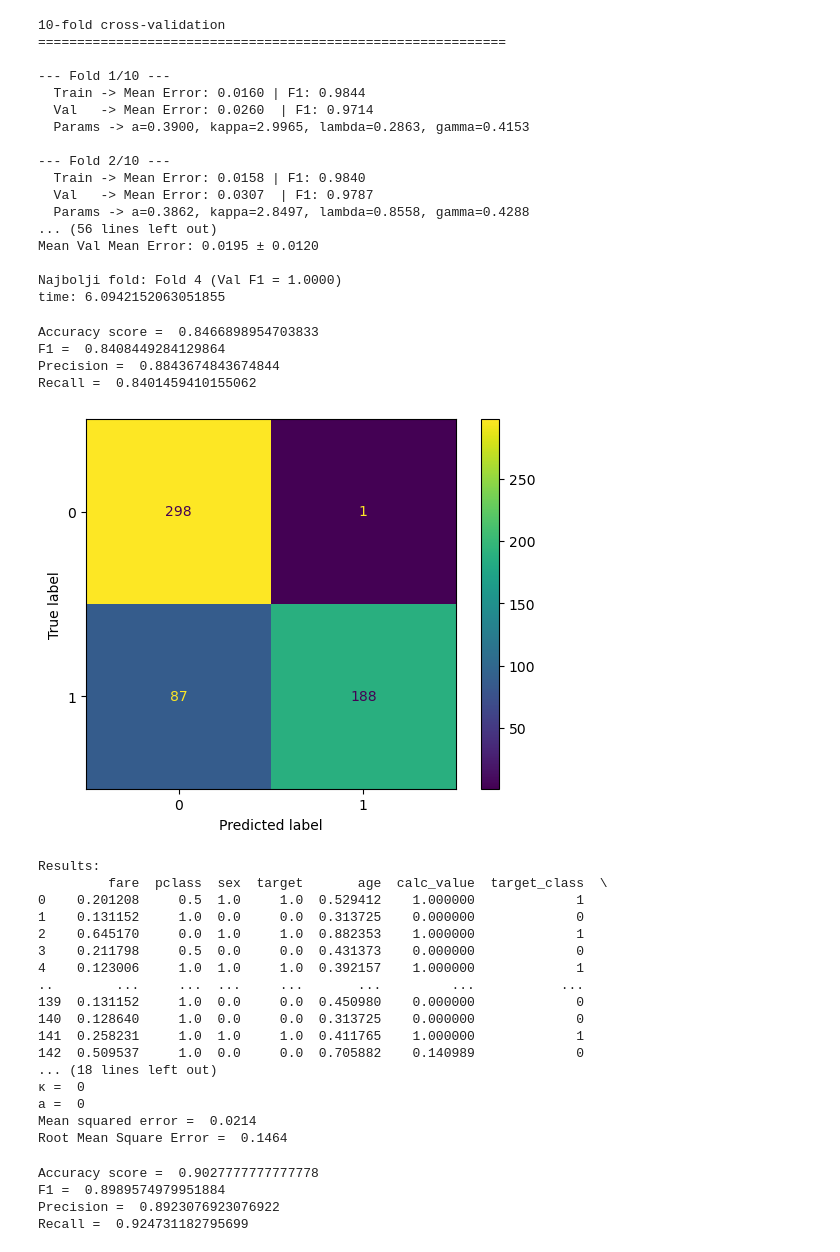
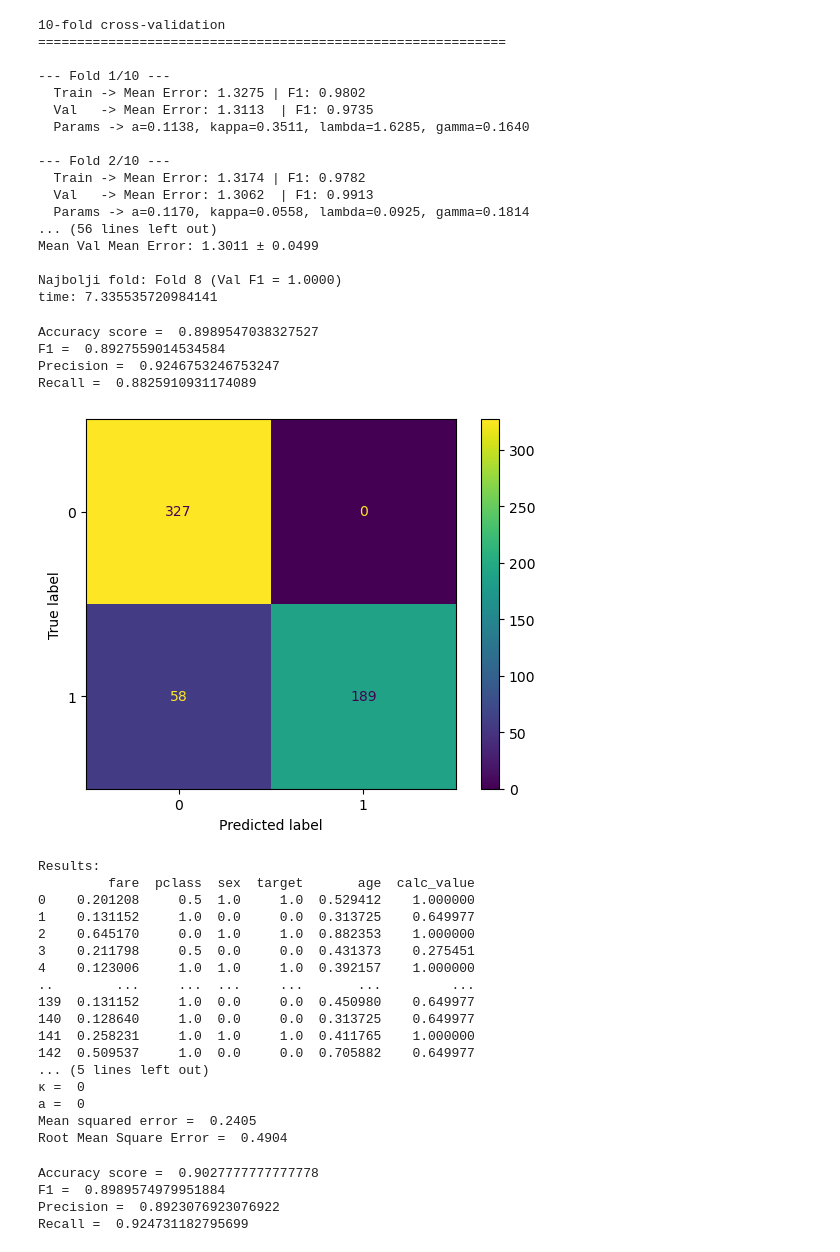
Before and after one commit to zukanovicmilica/MH, a Jupyter notebook: GA - Titanic.ipynb, the cells around one changed output. Saved outputs shown, nothing was run; the diff lists cells and outputs as text; code cells hidden in the pictures.

```diff
--- a/GA - Titanic.ipynb
+++ b/GA - Titanic.ipynb
@@ -67,8 +67,8 @@ def evaluate_params(X, y, params):
                                    params[0], params[1], params[2], params[3])
         i += 1
 
-    #error = np.exp2(np.abs(value - y))
-    error = np.mean(np.abs(value - y))
+    error = np.exp2(np.abs(value - y))
+    #error = np.mean(np.abs(value - y))
     calc_class = (value >= params[0]).astype(int)
     target_class = (y >= params[0]).astype(int)
     mean_error = np.mean(error)
@@ -90,8 +90,8 @@ def run_ga_on_fold(X_train_fold, y_train_fold):
                                            param[0], param[1], param[2], param[3])
                 i += 1
 
-            #error = np.exp2(np.abs(value - y_train_fold))
-            error = np.mean(np.abs(value - y_train_fold))
+            error = np.exp2(np.abs(value - y_train_fold))
+            #error = np.mean(np.abs(value - y_train_fold))
             fitness1 = 1.0 / (math.sqrt(np.mean(error)) + 1e-8)
 
             calc_class = (value >= param[0]).astype(int)
@@ -101,8 +101,8 @@ def run_ga_on_fold(X_train_fold, y_train_fold):
             if np.isnan(fitness1) or np.isnan(fitness2):
                 return 0
 
-            #return param[4]*fitness1 + (1-param[4])*fitness2
-            return -error
+            return param[4]*fitness1 + (1-param[4])*fitness2
+            #return -error
 
         except Exception as e:
             print(f"Fitness calculation failed: {e}")
@@ -123,7 +123,7 @@ def run_ga_on_fold(X_train_fold, y_train_fold):
         mutation_type="random",
         mutation_percent_genes=15,
         gene_space=[
-            {'low': 0.3, 'high': 0.7},
+            {'low': 0.1, 'high': 0.9},
             {'low': 0, 'high': 3},
             {'low': 0, 'high': 3},
             {'low': 0, 'high': 1},
@@ -296,34 +296,34 @@ print('time:', (time.time()-start_time)/60)
 ============================================================
 
 --- Fold 1/10 ---
-  Train -> Mean Error: 0.0160 | F1: 0.9844
-  Val   -> Mean Error: 0.0260  | F1: 0.9714
-  Params -> a=0.3900, kappa=2.9965, lambda=0.2863, gamma=0.4153
+  Train -> Mean Error: 1.3275 | F1: 0.9802
+  Val   -> Mean Error: 1.3113  | F1: 0.9735
+  Params -> a=0.1138, kappa=0.3511, lambda=1.6285, gamma=0.1640
 
 --- Fold 2/10 ---
-  Train -> Mean Error: 0.0158 | F1: 0.9840
-  Val   -> Mean Error: 0.0307  | F1: 0.9787
-  Params -> a=0.3862, kappa=2.8497, lambda=0.8558, gamma=0.4288
+  Train -> Mean Error: 1.3174 | F1: 0.9782
+  Val   -> Mean Error: 1.3062  | F1: 0.9913
+  Params -> a=0.1170, kappa=0.0558, lambda=0.0925, gamma=0.1814
 ... (56 lines left out)
-Mean Val Mean Error: 0.0195 ± 0.0120
+Mean Val Mean Error: 1.3011 ± 0.0499
 
-Najbolji fold: Fold 4 (Val F1 = 1.0000)
-time: 6.0942152063051855
+Najbolji fold: Fold 8 (Val F1 = 1.0000)
+time: 7.335535720984141
 # %%
 columns=len(X_train_scaled.columns)
 X_train_scaled['calc_value']=X_train_scaled.apply(lambda row: row[0], axis =1)
 j=0
 while j < columns-2:
   X_train_scaled['calc_value']=X_train_scaled.apply(lambda row: classification(row['calc_value'], row[j+1], best_fold_result['a'], best_fold_result['kappa'], best_fold_result['lambda'], best_fold_result['gamma']), axis = 1)
   j += 1
-X_train_scaled['calc_value_class'] = X_train_scaled.apply(lambda row: 0 if (row['calc_value']< best_fold_result['a'])else 1, axis=1)
+X_train_scaled['calc_value_class'] = X_train_scaled.apply(lambda row: 0 if (row['calc_value']< 0.7)else 1, axis=1)
 calculate_tests(X_train_scaled[["calc_value_class"]].values, X_train_scaled[['target']].values)
 # %% [output]
-Accuracy score =  0.8466898954703833
-F1 =  0.8408449284129864
-Precision =  0.8843674843674844
-Recall =  0.8401459410155062
+Accuracy score =  0.8989547038327527
+F1 =  0.8927559014534584
+Precision =  0.9246753246753247
+Recall =  0.8825910931174089
-[figure, old version]
+[figure, new version]
 # %%
 columns=len(X_test_scaled.columns)
 X_test_scaled['calc_value']=X_test_scaled.apply(lambda row: row[0], axis =1)
@@ -334,20 +334,20 @@ while j < columns-2:
 show_results(X_test_scaled, 0, 0, 0, 0, 0)
 # %% [output]
 Results:
-         fare  pclass  sex  target       age  calc_value  target_class  \
-0    0.201208     0.5  1.0     1.0  0.529412    1.000000             1
-1    0.131152     1.0  0.0     0.0  0.313725    0.000000             0
-2    0.645170     0.0  1.0     1.0  0.882353    1.000000             1
-3    0.211798     0.5  0.0     0.0  0.431373    0.000000             0
-4    0.123006     1.0  1.0     1.0  0.392157    1.000000             1
-..        ...     ...  ...     ...       ...         ...           ...
-139  0.131152     1.0  0.0     0.0  0.450980    0.000000             0
-140  0.128640     1.0  0.0     0.0  0.313725    0.000000             0
-141  0.258231     1.0  1.0     1.0  0.411765    1.000000             1
-142  0.509537     1.0  0.0     0.0  0.705882    0.140989             0
-... (18 lines left out)
+         fare  pclass  sex  target       age  calc_value
+0    0.201208     0.5  1.0     1.0  0.529412    1.000000
+1    0.131152     1.0  0.0     0.0  0.313725    0.649977
+2    0.645170     0.0  1.0     1.0  0.882353    1.000000
+3    0.211798     0.5  0.0     0.0  0.431373    0.275451
+4    0.123006     1.0  1.0     1.0  0.392157    1.000000
+..        ...     ...  ...     ...       ...         ...
+139  0.131152     1.0  0.0     0.0  0.450980    0.649977
+140  0.128640     1.0  0.0     0.0  0.313725    0.649977
+141  0.258231     1.0  1.0     1.0  0.411765    1.000000
+142  0.509537     1.0  0.0     0.0  0.705882    0.649977
+... (5 lines left out)
 κ =  0
 a =  0
-Mean squared error =  0.0214
-Root Mean Square Error =  0.1464
+Mean squared error =  0.2405
+Root Mean Square Error =  0.4904
 # %%
```
Also changed, not shown: parts of 1 cell of this notebook, 5 other files.
